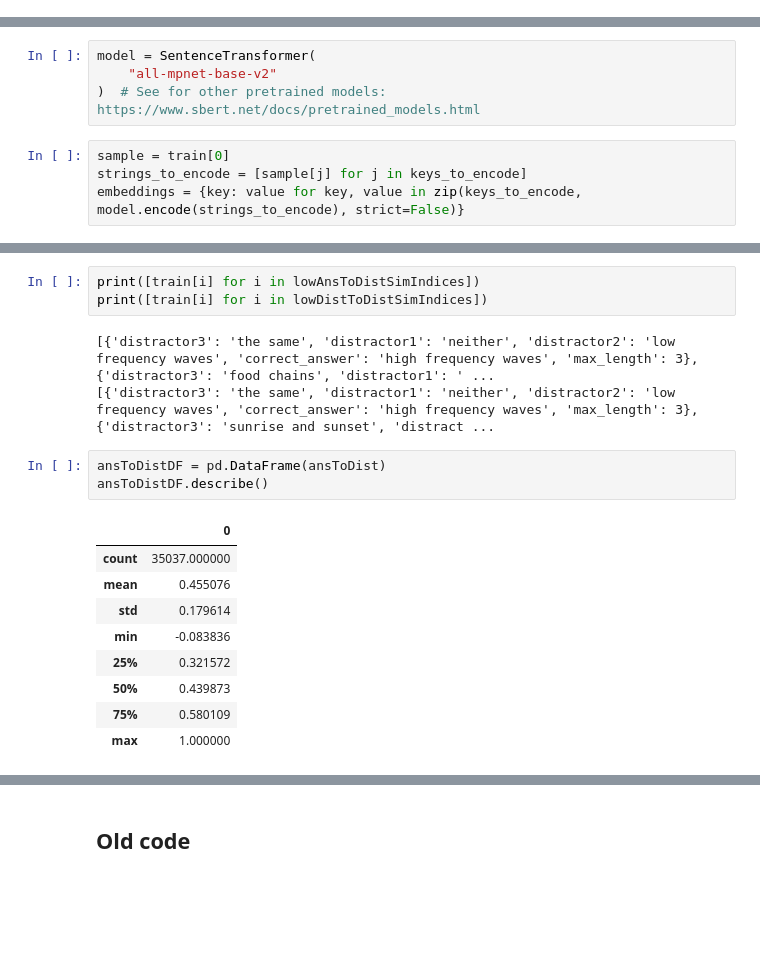
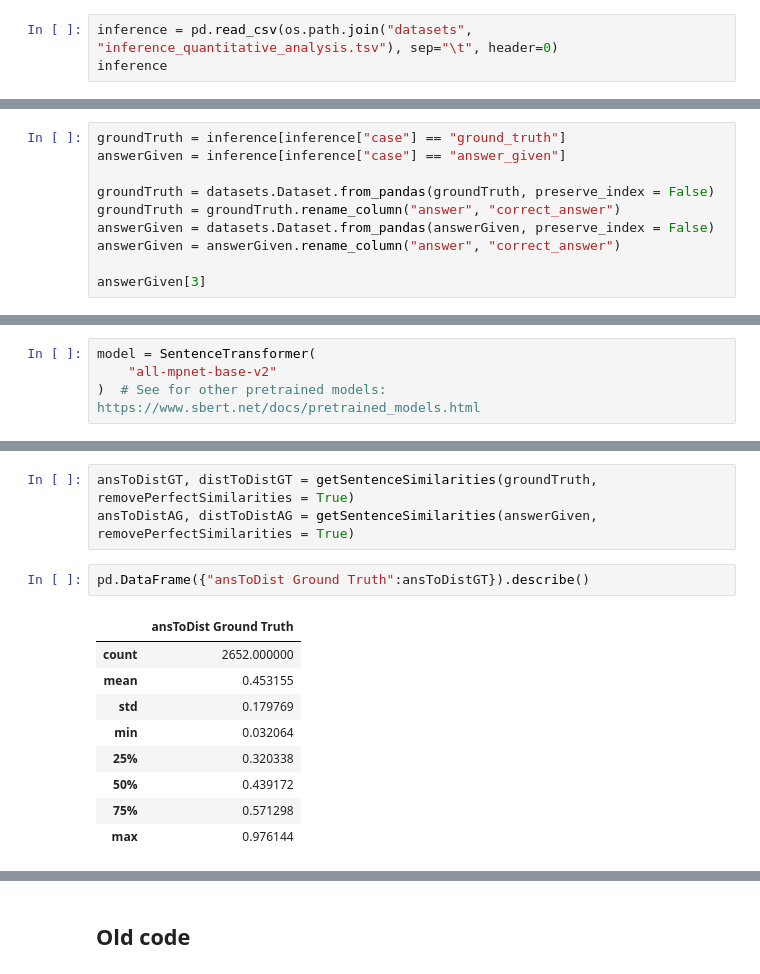
Before and after one commit to P-Zande/nlp-team-4, a Jupyter notebook: distractor_analysis.ipynb, the cells around one changed output, grey strips where cells are left out. Saved outputs shown, nothing was run; the diff lists cells and outputs as text; blank space fills up the shorter version.

```diff
--- a/distractor_analysis.ipynb
+++ b/distractor_analysis.ipynb
@@ -37,0 +21,3 @@ inference
+# %%
+inference = pd.read_csv(os.path.join("datasets", "inference_quantitative_analysis.tsv"), sep="\t", header=0)
+inference
@@ -37,0 +38,10 @@ inference
+# %%
+groundTruth = inference[inference["case"] == "ground_truth"]
+answerGiven = inference[inference["case"] == "answer_given"]
+
+groundTruth = datasets.Dataset.from_pandas(groundTruth, preserve_index = False)
+groundTruth = groundTruth.rename_column("answer", "correct_answer")
+answerGiven = datasets.Dataset.from_pandas(answerGiven, preserve_index = False)
+answerGiven = answerGiven.rename_column("answer", "correct_answer")
+
+answerGiven[3]
@@ -182,7 +200,3 @@ plt.hist(distToDist, bins=10)
 model = SentenceTransformer(
     "all-mpnet-base-v2"
 )  # See for other pretrained models: https://www.sbert.net/docs/pretrained_models.html
-# %%
-sample = train[0]
-strings_to_encode = [sample[j] for j in keys_to_encode]
-embeddings = {key: value for key, value in zip(keys_to_encode, model.encode(strings_to_encode), strict=False)}
@@ -240,19 +231,15 @@ for i, sample in enumerate(tqdm(train)):
-# %%
-print([train[i] for i in lowAnsToDistSimIndices])
-print([train[i] for i in lowDistToDistSimIndices])
-# %% [output]
-[{'distractor3': 'the same', 'distractor1': 'neither', 'distractor2': 'low frequency waves', 'correct_answer': 'high frequency waves', 'max_length': 3}, {'distractor3': 'food chains', 'distractor1': ' ...
-[{'distractor3': 'the same', 'distractor1': 'neither', 'distractor2': 'low frequency waves', 'correct_answer': 'high frequency waves', 'max_length': 3}, {'distractor3': 'sunrise and sunset', 'distract ...
+# %%
+ansToDistGT, distToDistGT = getSentenceSimilarities(groundTruth, removePerfectSimilarities = True)
+ansToDistAG, distToDistAG = getSentenceSimilarities(answerGiven, removePerfectSimilarities = True)
 # %%
-ansToDistDF = pd.DataFrame(ansToDist)
-ansToDistDF.describe()
+pd.DataFrame({"ansToDist Ground Truth":ansToDistGT}).describe()
 # %% [output]
-|  | 0 |
-| count | 35037.000000 |
-| mean | 0.455076 |
-| std | 0.179614 |
-| min | -0.083836 |
-| 25% | 0.321572 |
-| 50% | 0.439873 |
-| 75% | 0.580109 |
-| max | 1.000000 |
+|  | ansToDist Ground Truth |
+| count | 2652.000000 |
+| mean | 0.453155 |
+| std | 0.179769 |
+| min | 0.032064 |
+| 25% | 0.320338 |
+| 50% | 0.439172 |
+| 75% | 0.571298 |
+| max | 0.976144 |
```
Also changed, not shown: parts of 14 cells of this notebook.
